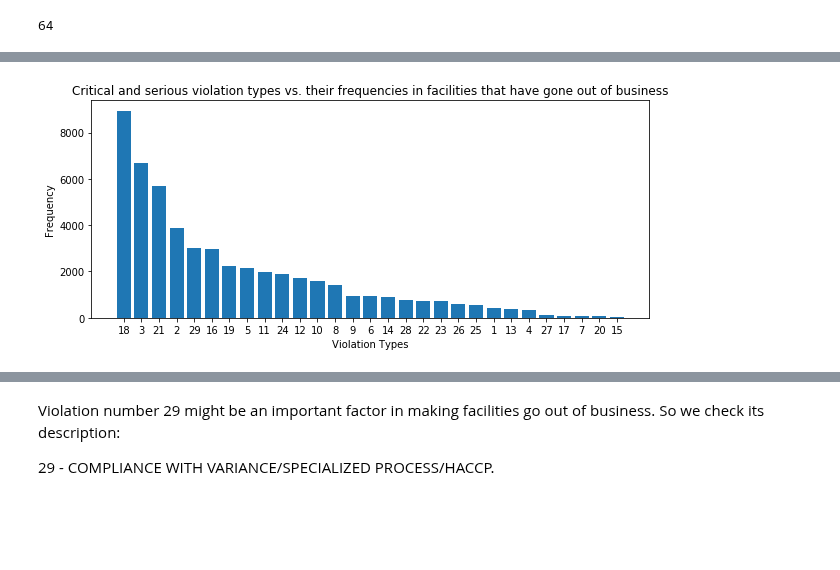
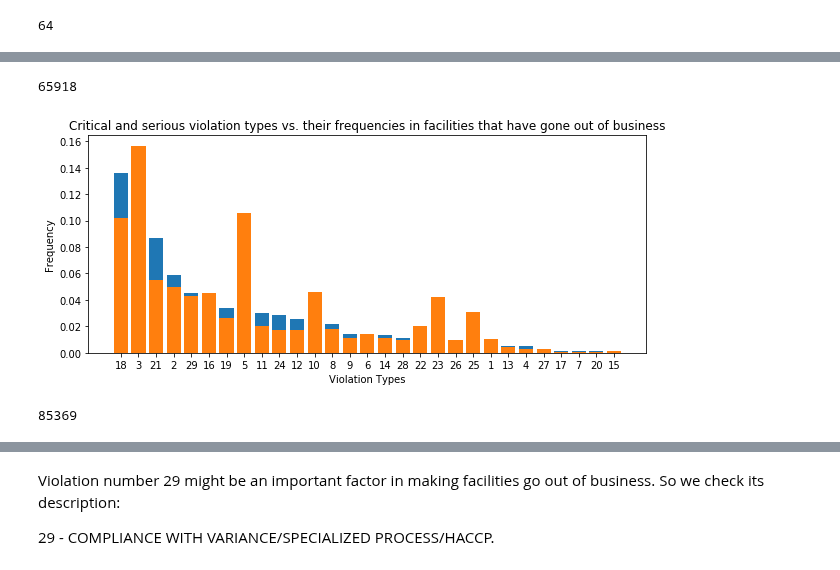
Before and after one commit to RubinDaija/epfl-ada-2019-project, a Jupyter notebook: sena_violations.ipynb, the cells around one changed output, grey strips where cells are left out. Drawn from its saved outputs; the diff is of its cells as text; code cells hidden in the pictures; blank space fills up the shorter version.

```diff
--- a/sena_violations.ipynb
+++ b/sena_violations.ipynb
@@ -930,15 +930,32 @@ sorted_vio_freq_crit_serious_oob = {}
 
 for key in sorted(vio_freq_crit_serious_oob, key=vio_freq_crit_serious_oob.__getitem__, reverse=True):
   sorted_vio_freq_crit_serious_oob[key] = vio_freq_crit_serious_oob[key]
+
+num_oob_inspections = len(merged_oob)
+num_oob_inspections
+# %% [output]
+65918
+# %%
+a = {k: v / num_oob_inspections for k, v in sorted_vio_freq_crit_serious_oob.items()}
+b = {k: v / num_not_oob_inspections for k, v in sorted_vio_freq_crit_serious_not_oob.items()}
+# %%
+plt.figure(figsize=(10,4))
+plt.bar(list(a.keys()), a.values())
+plt.bar(list(b.keys()), b.values())
+plt.title('Critical and serious violation types vs. their frequencies in facilities that have gone out of business')
+plt.xlabel('Violation Types')
+plt.ylabel('Frequency')
+plt.show()
+# %% [output]
+[figure, added]
 # %%
 plt.figure(figsize=(10,4))
+plt.bar(list(sorted_vio_freq_crit_serious_not_oob.keys()), sorted_vio_freq_crit_serious_not_oob.values(), 'r')
 plt.bar(list(sorted_vio_freq_crit_serious_oob.keys()), sorted_vio_freq_crit_serious_oob.values())
 plt.title('Critical and serious violation types vs. their frequencies in facilities that have gone out of business')
 plt.xlabel('Violation Types')
 plt.ylabel('Frequency')
 plt.show()
-# %% [output]
-[figure, removed]
 # %%
 set_diff_oob.dropna(subset=['Violations'], inplace=True)
 set_diff_oob['Violations'] = set_diff_oob['Violations'].apply(lambda x: re.findall(r'^[0-9]+[.] | [|] [0-9]+[.] ', x))
@@ -958,6 +975,11 @@ sorted_vio_freq_crit_serious_not_oob = {}
 
 for key in sorted(vio_freq_crit_serious_not_oob, key=vio_freq_crit_serious_not_oob.__getitem__, reverse=True):
   sorted_vio_freq_crit_serious_not_oob[key] = vio_freq_crit_serious_not_oob[key]
+# %%
+num_not_oob_inspections = len(set_diff_oob)
+num_not_oob_inspections
+# %% [output]
+85369
 # %%
 plt.figure(figsize=(10,4))
 plt.bar(list(sorted_vio_freq_crit_serious_not_oob.keys()), sorted_vio_freq_crit_serious_not_oob.values())
```
Also changed, not shown: parts of 4 cells of this notebook.
